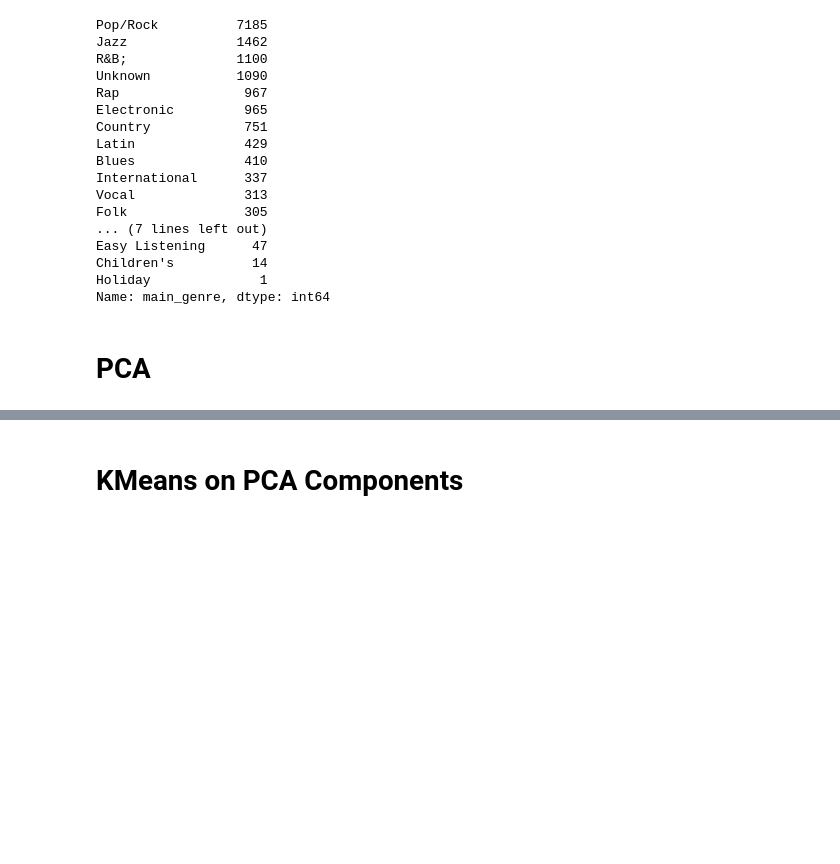
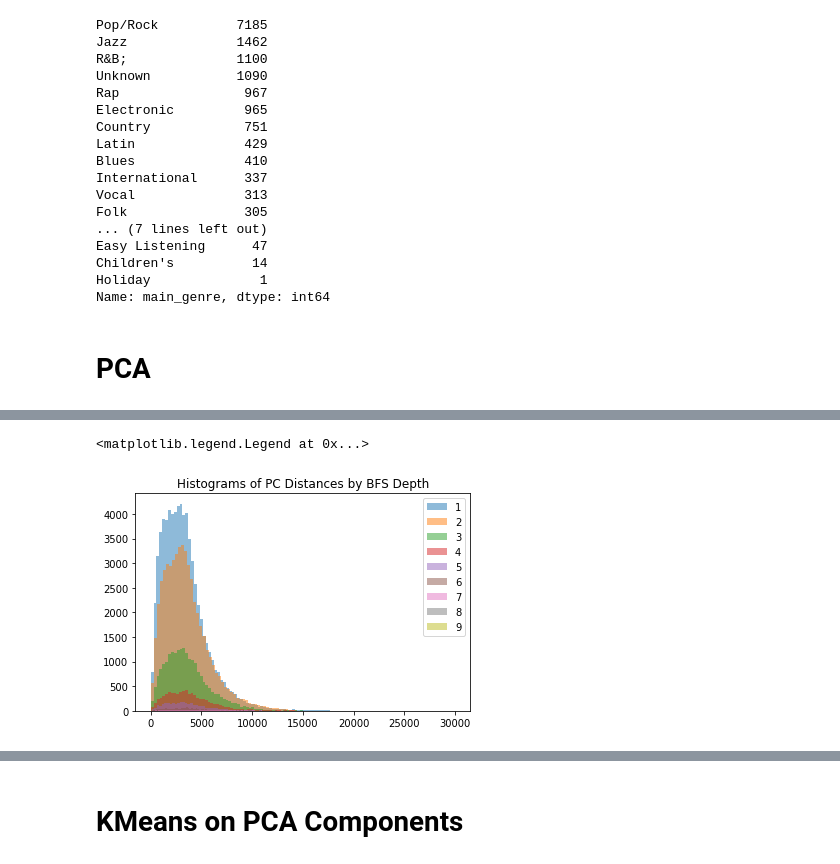
Before and after one commit to wzeyuann/music_influence, a Jupyter notebook: Dimensionality_Reduction.ipynb, the cells around one changed output, grey strips where cells are left out. Drawn from its saved outputs; the diff is of its cells as text; code cells hidden in the pictures; blank space fills up the shorter version.

```diff
--- a/Dimensionality_Reduction.ipynb
+++ b/Dimensionality_Reduction.ipynb
@@ -91,0 +127,6 @@ plt.title('First 2 Principle Components of MFCC Features')
+# %%
+# Load allmusic influence graph
+influence_graph = nx.read_multiline_adjlist('networks/allmusic_influence_graph.txt', nodetype=int, create_using=nx.DiGraph())
+# %%
+# Compute pairwise distance matrix
+dist_matrix = cdist(X_reduced, X_reduced)
@@ -91,0 +194,8 @@ plt.title('First 2 Principle Components of MFCC Features')
+# %%
+plt.title('Histograms of PC Distances by BFS Depth')
+for i, distances in enumerate(distances_list):
+    plt.hist(distances, bins=100, alpha=0.5, label=str(i+1))
+plt.legend()
+# %% [output]
+<matplotlib.legend.Legend at 0x...>
+[figure, added]
```
Also changed, not shown: parts of 25 cells of this notebook, 9 other files.
